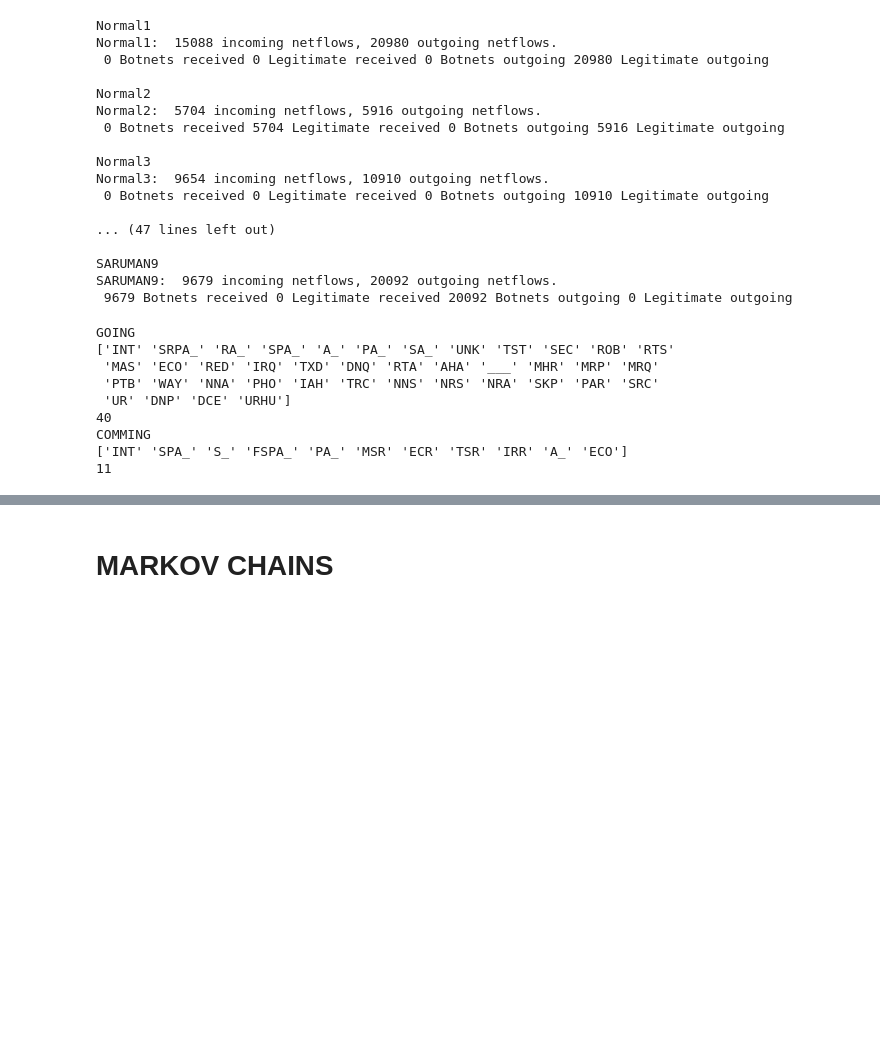
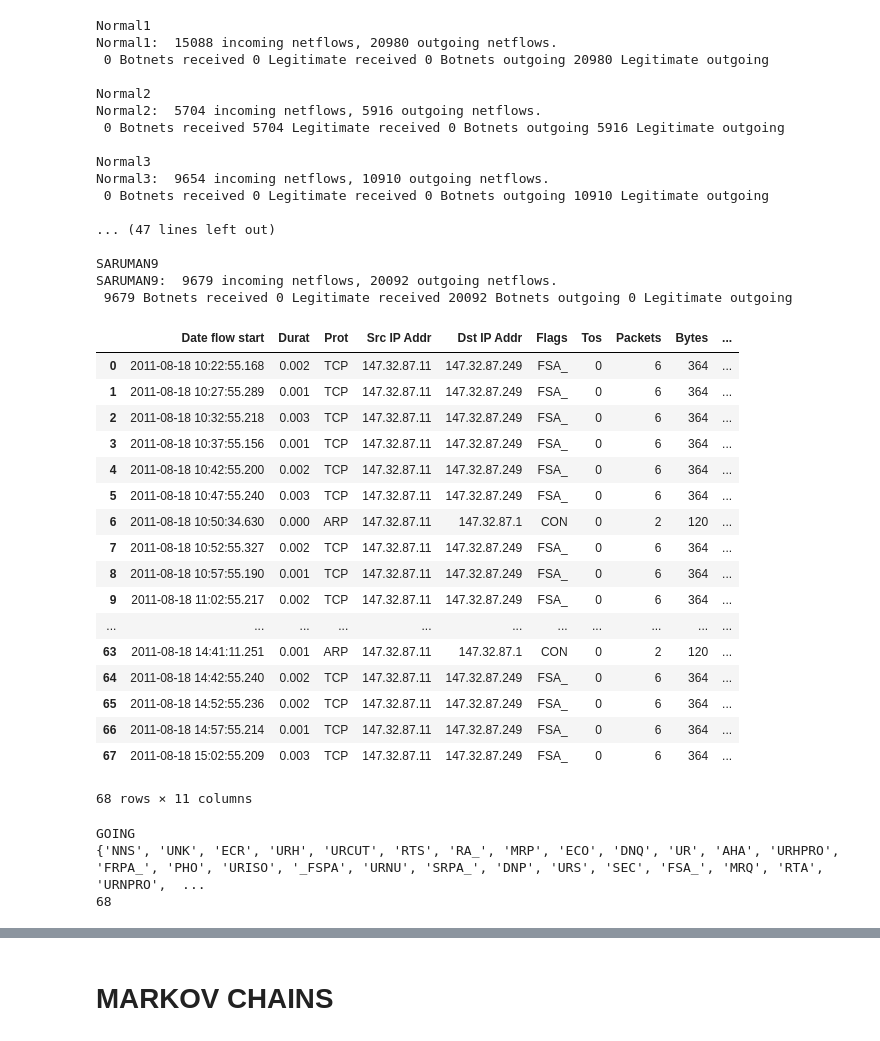
Before and after one commit to PedroCaldeira/CDA2018_G35, a Jupyter notebook: 3rd assignment/minwise_sampling.ipynb, the cells around one changed output, grey strips where cells are left out. Saved outputs shown, nothing was run; the diff lists cells and outputs as text; code cells hidden in the pictures; blank space fills up the shorter version.

```diff
--- a/3rd assignment/minwise_sampling.ipynb
+++ b/3rd assignment/minwise_sampling.ipynb
@@ -357,7 +379,9 @@ allH_comming_packets = {}
 CTU_NETFLOW_52_FILEPATH = "./capture20110818.pcap.netflow.labeled"
 # %%
 #Open File
-for name in infected_hosts_name_to_ip:
+allH_going_packets = {}
+allH_comming_packets = {}
+for name in all_hosts_name_to_ip:
     allH_going_packets[name]= []
     allH_comming_packets[name]= []
 
@@ -398,13 +422,13 @@ with open(CTU_NETFLOW_52_FILEPATH,"r") as netflow:
             if len(split_packet)!=11:
                 print(i,len(split_packet))
 
-            for ip in infected_hosts_ip_to_name:
+            for ip in all_hosts_ip_to_name:
                 if split_packet[4]==ip:
-                    name = infected_hosts_ip_to_name[ip]
+                    name = all_hosts_ip_to_name[ip]
                     allH_comming_packets[name].append(split_packet)
-            for ip in infected_hosts_ip_to_name:
+            for ip in all_hosts_ip_to_name:
                 if split_packet[3]==ip:
-                    name = infected_hosts_ip_to_name[ip]
+                    name = all_hosts_ip_to_name[ip]
                     allH_going_packets[name].append(split_packet)
 
             """if i == amount_of_packets:
@@ -457,27 +481,38 @@ Normal3:  9654 incoming netflows, 10910 outgoing netflows.
 SARUMAN9
 SARUMAN9:  9679 incoming netflows, 20092 outgoing netflows.
  9679 Botnets received 0 Legitimate received 20092 Botnets outgoing 0 Legitimate outgoing
-# %%
-iHost = "SARUMAN"
-
-going_flags = set()
-comming_flags = set()
-going_flags = allH_going_packets[iHost].Flags.unique()
-comming_flags = allH_comming_packets[iHost].Flags.unique()
-print("GOING")
-print(going_flags)
-print(len(going_flags))
-print("COMMING")
-print(comming_flags)
-print(len(comming_flags))
-# %% [output]
-GOING
-['INT' 'SRPA_' 'RA_' 'SPA_' 'A_' 'PA_' 'SA_' 'UNK' 'TST' 'SEC' 'ROB' 'RTS'
- 'MAS' 'ECO' 'RED' 'IRQ' 'TXD' 'DNQ' 'RTA' 'AHA' '___' 'MHR' 'MRP' 'MRQ'
- 'PTB' 'WAY' 'NNA' 'PHO' 'IAH' 'TRC' 'NNS' 'NRS' 'NRA' 'SKP' 'PAR' 'SRC'
- 'UR' 'DNP' 'DCE' 'URHU']
-40
-COMMING
-['INT' 'SPA_' 'S_' 'FSPA_' 'PA_' 'MSR' 'ECR' 'TSR' 'IRR' 'A_' 'ECO']
-11
+# %%
+allH_going_packets["Normal6"]
+# %% [output]
+|  | Date flow start | Durat | Prot | Src IP Addr | Dst IP Addr | Flags | Tos | Packets | Bytes | ... |
+| 0 | 2011-08-18 10:22:55.168 | 0.002 | TCP | 147.32.87.11 | 147.32.87.249 | FSA_ | 0 | 6 | 364 | ... |
+| 1 | 2011-08-18 10:27:55.289 | 0.001 | TCP | 147.32.87.11 | 147.32.87.249 | FSA_ | 0 | 6 | 364 | ... |
+| 2 | 2011-08-18 10:32:55.218 | 0.003 | TCP | 147.32.87.11 | 147.32.87.249 | FSA_ | 0 | 6 | 364 | ... |
+| 3 | 2011-08-18 10:37:55.156 | 0.001 | TCP | 147.32.87.11 | 147.32.87.249 | FSA_ | 0 | 6 | 364 | ... |
+| 4 | 2011-08-18 10:42:55.200 | 0.002 | TCP | 147.32.87.11 | 147.32.87.249 | FSA_ | 0 | 6 | 364 | ... |
+| 5 | 2011-08-18 10:47:55.240 | 0.003 | TCP | 147.32.87.11 | 147.32.87.249 | FSA_ | 0 | 6 | 364 | ... |
+| 6 | 2011-08-18 10:50:34.630 | 0.000 | ARP | 147.32.87.11 | 147.32.87.1 | CON | 0 | 2 | 120 | ... |
+| 7 | 2011-08-18 10:52:55.327 | 0.002 | TCP | 147.32.87.11 | 147.32.87.249 | FSA_ | 0 | 6 | 364 | ... |
+| 8 | 2011-08-18 10:57:55.190 | 0.001 | TCP | 147.32.87.11 | 147.32.87.249 | FSA_ | 0 | 6 | 364 | ... |
+| 9 | 2011-08-18 11:02:55.217 | 0.002 | TCP | 147.32.87.11 | 147.32.87.249 | FSA_ | 0 | 6 | 364 | ... |
+| ... | ... | ... | ... | ... | ... | ... | ... | ... | ... | ... |
+| 63 | 2011-08-18 14:41:11.251 | 0.001 | ARP | 147.32.87.11 | 147.32.87.1 | CON | 0 | 2 | 120 | ... |
+| 64 | 2011-08-18 14:42:55.240 | 0.002 | TCP | 147.32.87.11 | 147.32.87.249 | FSA_ | 0 | 6 | 364 | ... |
+| 65 | 2011-08-18 14:52:55.236 | 0.002 | TCP | 147.32.87.11 | 147.32.87.249 | FSA_ | 0 | 6 | 364 | ... |
+| 66 | 2011-08-18 14:57:55.214 | 0.001 | TCP | 147.32.87.11 | 147.32.87.249 | FSA_ | 0 | 6 | 364 | ... |
+| 67 | 2011-08-18 15:02:55.209 | 0.003 | TCP | 147.32.87.11 | 147.32.87.249 | FSA_ | 0 | 6 | 364 | ... |
+68 rows × 11 columns
+# %%
+iHost = "SARUMAN"
+
+flags = set()
+for host in allH_going_packets:
+    flags.update(allH_going_packets[host].Flags.unique())
+print("GOING")
+print(flags)
+print(len(flags))
+# %% [output]
+GOING
+{'NNS', 'UNK', 'ECR', 'URH', 'URCUT', 'RTS', 'RA_', 'MRP', 'ECO', 'DNQ', 'UR', 'AHA', 'URHPRO', 'FRPA_', 'PHO', 'URISO', '_FSPA', 'URNU', 'SRPA_', 'DNP', 'URS', 'SEC', 'FSA_', 'MRQ', 'RTA', 'URNPRO',  ...
+68
 # %%
```
Also changed, not shown: parts of 7 cells of this notebook.
